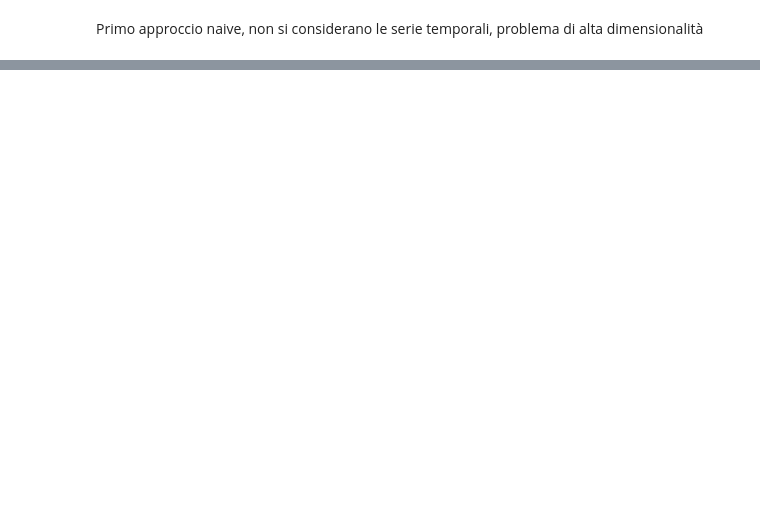
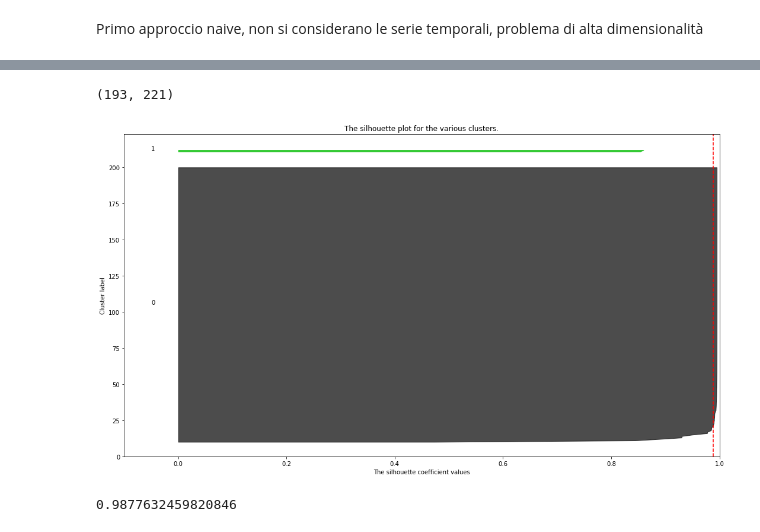
Before and after one commit to holderekt/world-analysis, a Jupyter notebook: data_mining.ipynb, the cells around one changed output, grey strips where cells are left out. Cells and saved outputs as stored; diff of their text form; code cells hidden in the pictures; blank space fills up the shorter version.

Commit message:
clustering multidimensionale

```diff
--- a/data_mining.ipynb
+++ b/data_mining.ipynb
@@ -259,0 +304,18 @@ NameError: name 'debt_dt' is not defined
+# %%
+data = prod_dt.iloc[:, 2:].to_numpy()
+imputer = KNNImputer(n_neighbors=5)
+data = imputer.fit_transform(data.transpose()).transpose()
+print(data.shape)
+
+
+clustering = KMeans(n_clusters=2, random_state=0).fit(data)
+
+labels = clustering.labels_
+n_cluster = 2
+
+score = plot_silhouette(data, labels, n_cluster)
+print(score)
+# %% [output]
+(193, 221)
+[figure, added]
+0.9877632459820846
```
Also changed, not shown: parts of 10 cells of this notebook.
